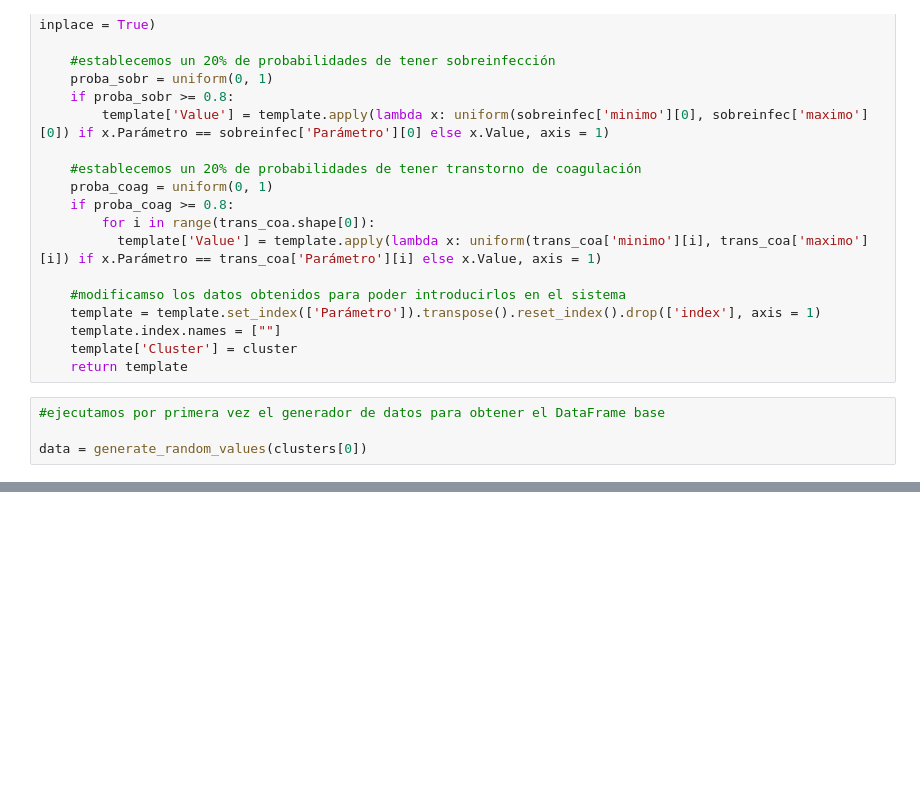
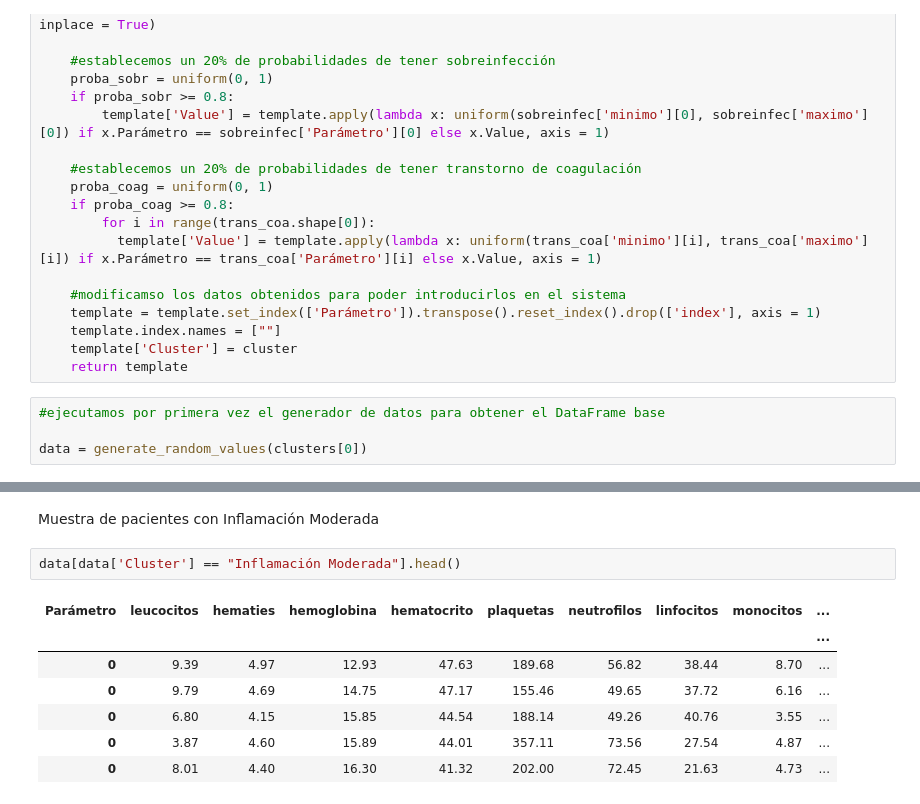
Before and after one commit to diegoalvzfdez/COVID-Study, a Jupyter notebook: src/notebook/generate_random_data.ipynb, the cells around one changed output, grey strips where cells are left out. Cells and saved outputs as stored; diff of their text form; blank space fills up the shorter version.

```diff
--- a/src/notebook/generate_random_data.ipynb
+++ b/src/notebook/generate_random_data.ipynb
@@ -106,0 +110,12 @@ data
+# %% [markdown]
+Muestra de pacientes con Inflamación Moderada
+# %%
+data[data['Cluster'] == "Inflamación Moderada"].head()
+# %% [output]
+| Parámetro | leucocitos | hematies | hemoglobina | hematocrito | plaquetas | neutrofilos | linfocitos | monocitos | ... |
+|  |  |  |  |  |  |  |  |  | ... |
+| 0 | 9.39 | 4.97 | 12.93 | 47.63 | 189.68 | 56.82 | 38.44 | 8.70 | ... |
+| 0 | 9.79 | 4.69 | 14.75 | 47.17 | 155.46 | 49.65 | 37.72 | 6.16 | ... |
+| 0 | 6.80 | 4.15 | 15.85 | 44.54 | 188.14 | 49.26 | 40.76 | 3.55 | ... |
+| 0 | 3.87 | 4.60 | 15.89 | 44.01 | 357.11 | 73.56 | 27.54 | 4.87 | ... |
+| 0 | 8.01 | 4.40 | 16.30 | 41.32 | 202.00 | 72.45 | 21.63 | 4.73 | ... |
```
Also changed, not shown: parts of 8 cells of this notebook.
